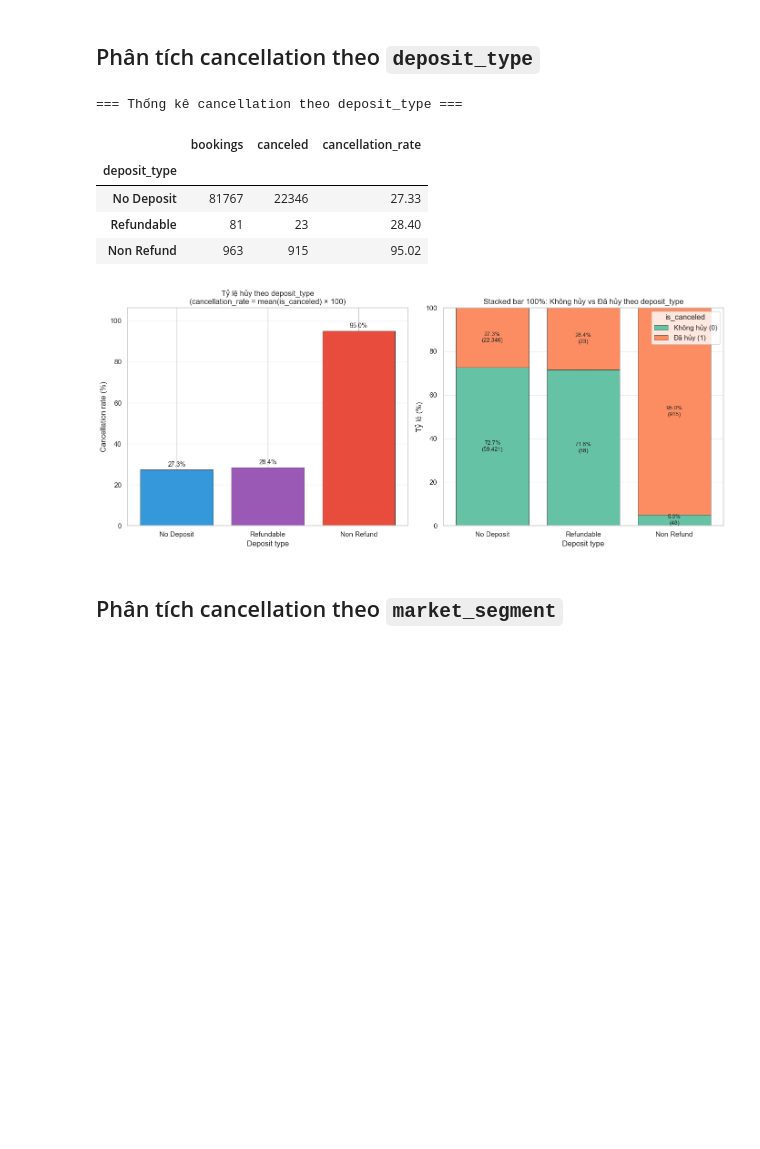
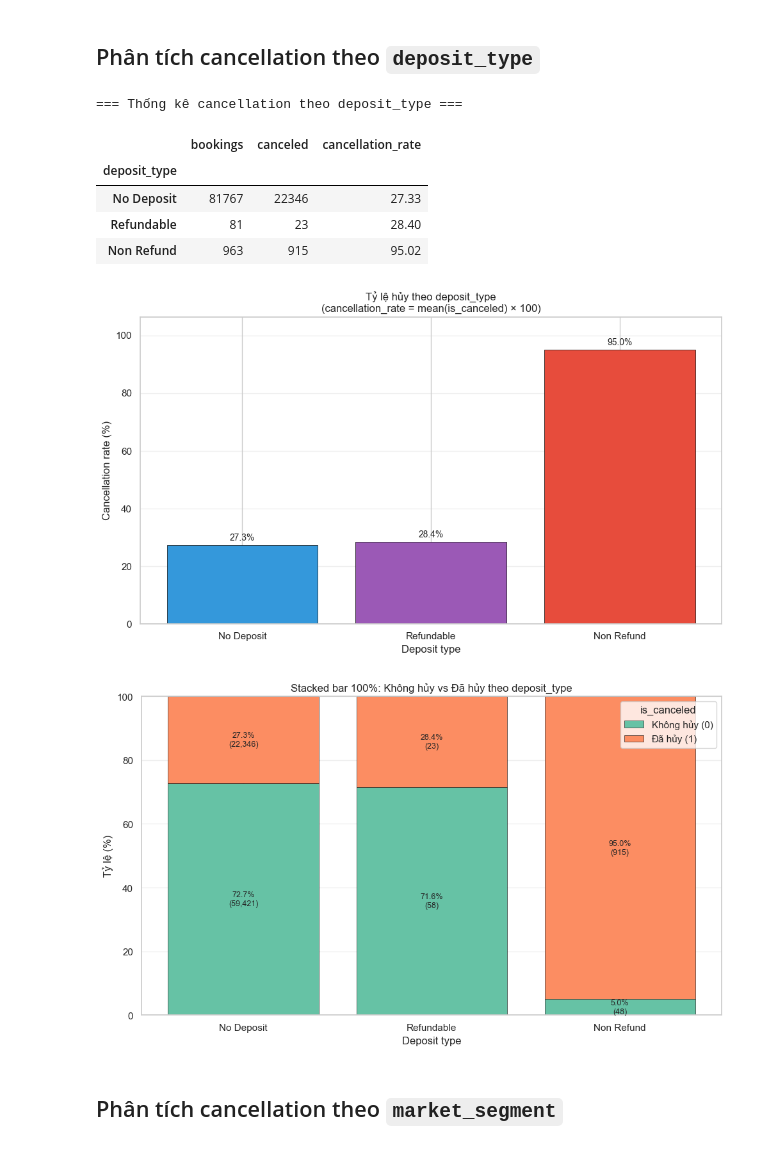
Before and after one commit to KANguyen2802/Hotel-Booking-Demand, a Jupyter notebook: notebooks/02_eda_stage1_cancellation.ipynb, the cells around one changed output. Drawn from its saved outputs; the diff is of its cells as text; code cells hidden in the pictures; blank space fills up the shorter version.

Commit message:
Tách biểu đồ 6-11 trong notebook 02 thành 11 ảnh riêng.
Mỗi chart một figure riêng; cập nhật MD và PNG chart_07/09/11.

Co-authored-by: Cursor <cursoragent@cursor.com>

```diff
--- a/notebooks/02_eda_stage1_cancellation.ipynb
+++ b/notebooks/02_eda_stage1_cancellation.ipynb
@@ -447,11 +449,9 @@ count_table = (
 
 pct_table = count_table.div(count_table.sum(axis=1), axis=0) * 100
 
-fig, axes = plt.subplots(1, 2, figsize=(14, 6))
-
 # Biểu đồ 6: Bar chart tỷ lệ hủy (%)
-ax1 = axes[0]
-bars = ax1.bar(
+fig, ax = plt.subplots(figsize=(10, 6))
+bars = ax.bar(
     rate_df["deposit_type"],
     rate_df["cancellation_rate"],
     color=["#3498db", "#9b59b6", "#e74c3c"],
@@ -460,7 +460,7 @@ bars = ax1.bar(
 )
 
 for bar, val in zip(bars, rate_df["cancellation_rate"]):
-    ax1.text(
+    ax.text(
         bar.get_x() + bar.get_width() / 2,
         bar.get_height() + 1,
         f"{val:.1f}%",
@@ -469,17 +469,19 @@ for bar, val in zip(bars, rate_df["cancellation_rate"]):
         fontsize=10,
     )
 
-ax1.set_xlabel("Deposit type")
-ax1.set_ylabel("Cancellation rate (%)")
-ax1.set_title(
+ax.set_xlabel("Deposit type")
+ax.set_ylabel("Cancellation rate (%)")
+ax.set_title(
     "Tỷ lệ hủy theo deposit_type\n"
     "(cancellation_rate = mean(is_canceled) × 100)"
 )
-ax1.set_ylim(0, rate_df["cancellation_rate"].max() * 1.12)
-ax1.grid(axis="y", alpha=0.3)
+ax.set_ylim(0, rate_df["cancellation_rate"].max() * 1.12)
+ax.grid(axis="y", alpha=0.3)
+plt.tight_layout()
+plt.show()
 
 # Biểu đồ 7: Stacked bar 100% (Không hủy vs Đã hủy)
-ax2 = axes[1]
+fig, ax = plt.subplots(figsize=(10, 6))
 colors = ["#66c2a5", "#fc8d62"]
 labels = ["Không hủy (0)", "Đã hủy (1)"]
 bottom = np.zeros(len(DEPOSIT_ORDER))
@@ -491,46 +493,46 @@ for i, col in enumerate(labels):
     pct_vals = pct_table[col].values
     cnt_vals = count_table[col].values
 
-    ax2.bar(
+    ax.bar(
         DEPOSIT_ORDER,
         pct_vals,
         bottom=bottom,
         label=col,
         color=colors[i],
         edgecolor="black",
         linewidth=0.4,
     )
 
     for j, (pct, cnt) in enumerate(zip(pct_vals, cnt_vals)):
         if pct > 3:
-            ax2.text(
+            ax.text(
                 j,
                 bottom[j] + pct / 2,
                 f"{pct:.1f}%\n({cnt:,})",
                 ha="center",
                 va="center",
                 fontsize=9,
             )
 
     bottom += pct_vals
 
-ax2.set_xlabel("Deposit type")
-ax2.set_ylabel("Tỷ lệ (%)")
-ax2.set_title("Stacked bar 100%: Không hủy vs Đã hủy theo deposit_type")
-ax2.set_ylim(0, 100)
-ax2.legend(title="is_canceled", loc="upper right")
-ax2.grid(axis="y", alpha=0.3)
-
+ax.set_xlabel("Deposit type")
+ax.set_ylabel("Tỷ lệ (%)")
+ax.set_title("Stacked bar 100%: Không hủy vs Đã hủy theo deposit_type")
+ax.set_ylim(0, 100)
+ax.legend(title="is_canceled", loc="upper right")
+ax.grid(axis="y", alpha=0.3)
 plt.tight_layout()
 plt.show()
 # %% [output]
 === Thống kê cancellation theo deposit_type ===
 |  | bookings | canceled | cancellation_rate |
 | deposit_type |  |  |  |
 | No Deposit | 81767 | 22346 | 27.33 |
 | Refundable | 81 | 23 | 28.40 |
 | Non Refund | 963 | 915 | 95.02 |
-[figure, old version]
+[figure, new version]
+[figure, added]
 # %% [markdown]
 ## Phân tích cancellation theo ``market_segment``
 # %%
```
Also changed, not shown: parts of 3 cells of this notebook, 7 other files.
